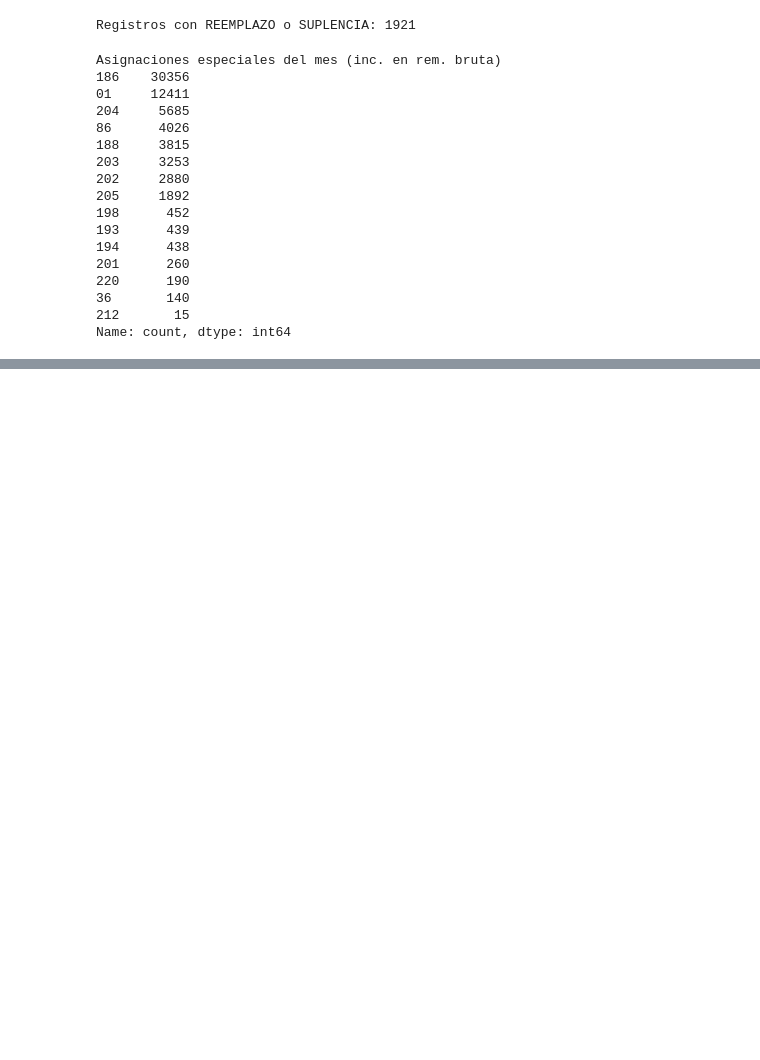
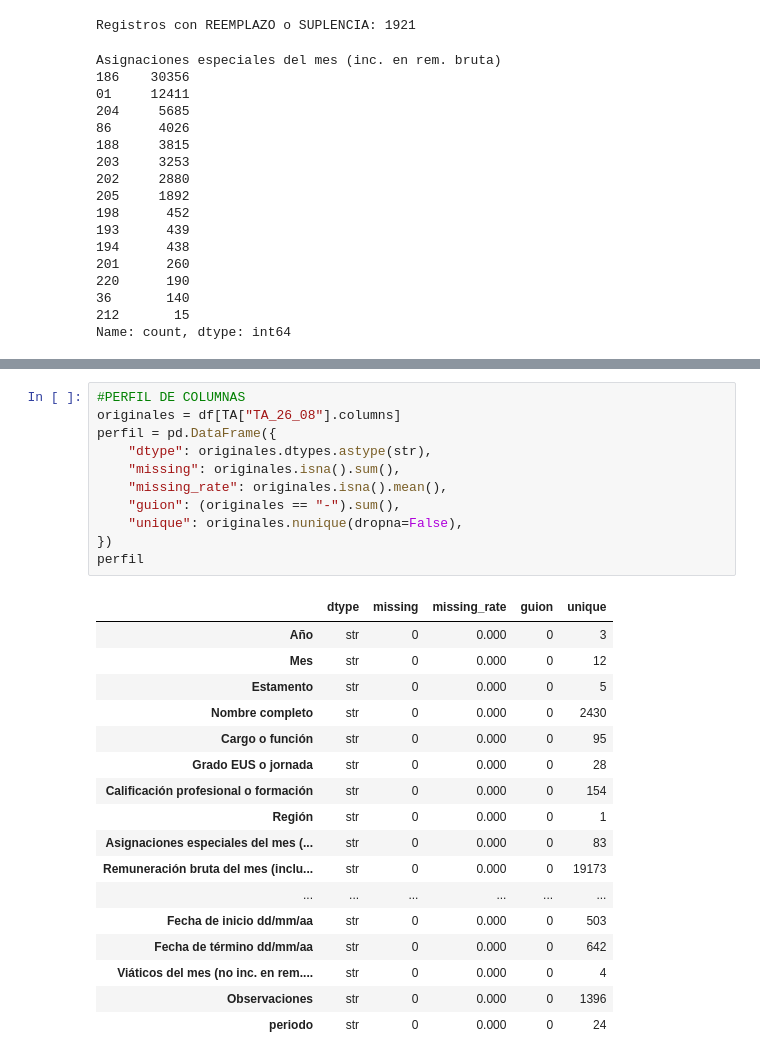
Before and after one commit to josenaxo/Proyecto-Business, a Jupyter notebook: Analysis/EDA.ipynb, the cells around one changed output, grey strips where cells are left out. Saved outputs shown, nothing was run; the diff lists cells and outputs as text; blank space fills up the shorter version.

```diff
--- a/Analysis/EDA.ipynb
+++ b/Analysis/EDA.ipynb
@@ -722,0 +813,29 @@ Name: count, dtype: int64
+# %%
+#PERFIL DE COLUMNAS
+originales = df[TA["TA_26_08"].columns]
+perfil = pd.DataFrame({
+    "dtype": originales.dtypes.astype(str),
+    "missing": originales.isna().sum(),
+    "missing_rate": originales.isna().mean(),
+    "guion": (originales == "-").sum(),
+    "unique": originales.nunique(dropna=False),
+})
+perfil
+# %% [output]
+|  | dtype | missing | missing_rate | guion | unique |
+| Año | str | 0 | 0.000 | 0 | 3 |
+| Mes | str | 0 | 0.000 | 0 | 12 |
+| Estamento | str | 0 | 0.000 | 0 | 5 |
+| Nombre completo | str | 0 | 0.000 | 0 | 2430 |
+| Cargo o función | str | 0 | 0.000 | 0 | 95 |
+| Grado EUS o jornada | str | 0 | 0.000 | 0 | 28 |
+| Calificación profesional o formación | str | 0 | 0.000 | 0 | 154 |
+| Región | str | 0 | 0.000 | 0 | 1 |
+| Asignaciones especiales del mes (... | str | 0 | 0.000 | 0 | 83 |
+| Remuneración bruta del mes (inclu... | str | 0 | 0.000 | 0 | 19173 |
+| ... | ... | ... | ... | ... | ... |
+| Fecha de inicio dd/mm/aa | str | 0 | 0.000 | 0 | 503 |
+| Fecha de término dd/mm/aa | str | 0 | 0.000 | 0 | 642 |
+| Viáticos del mes (no inc. en rem.... | str | 0 | 0.000 | 0 | 4 |
+| Observaciones | str | 0 | 0.000 | 0 | 1396 |
+| periodo | str | 0 | 0.000 | 0 | 24 |
```
Also changed, not shown: parts of 14 cells of this notebook, 1 other file.
